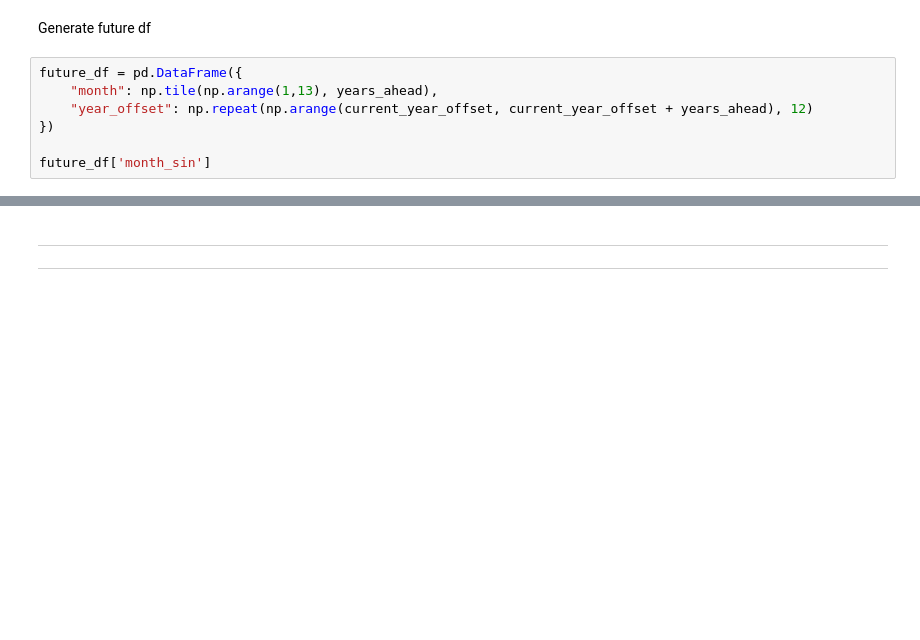
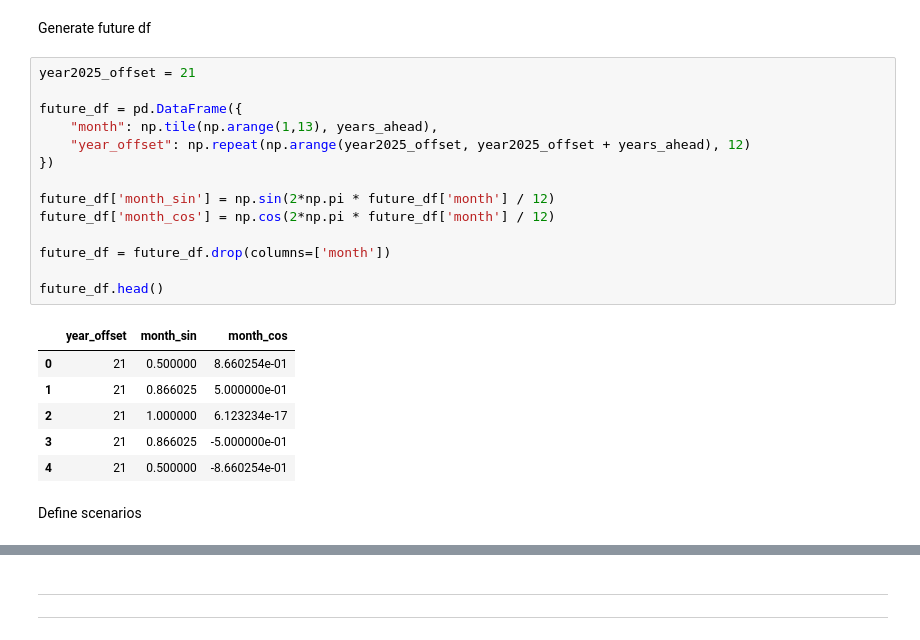
Before and after one commit to delmurphy/wildsignal, a Jupyter notebook: Notebooks/6.Streamlit_app.ipynb, the cells around one changed output, grey strips where cells are left out. Cells and saved outputs as stored; diff of their text form; blank space fills up the shorter version.

Commit message:
defining functions for climate scenarios

```diff
--- a/Notebooks/6.Streamlit_app.ipynb
+++ b/Notebooks/6.Streamlit_app.ipynb
@@ -45,9 +167,25 @@ months = years_ahead * 12
 # %% [markdown]
 Generate future df
 # %%
+year2025_offset = 21
+
 future_df = pd.DataFrame({
     "month": np.tile(np.arange(1,13), years_ahead),
-    "year_offset": np.repeat(np.arange(current_year_offset, current_year_offset + years_ahead), 12)
+    "year_offset": np.repeat(np.arange(year2025_offset, year2025_offset + years_ahead), 12)
 })
 
-future_df['month_sin']
+future_df['month_sin'] = np.sin(2*np.pi * future_df['month'] / 12)
+future_df['month_cos'] = np.cos(2*np.pi * future_df['month'] / 12)
+
+future_df = future_df.drop(columns=['month'])
+
+future_df.head()
+# %% [output]
+|  | year_offset | month_sin | month_cos |
+| 0 | 21 | 0.500000 | 8.660254e-01 |
+| 1 | 21 | 0.866025 | 5.000000e-01 |
+| 2 | 21 | 1.000000 | 6.123234e-17 |
+| 3 | 21 | 0.866025 | -5.000000e-01 |
+| 4 | 21 | 0.500000 | -8.660254e-01 |
+# %% [markdown]
+Define scenarios
```
Also changed, not shown: parts of 14 cells of this notebook.
